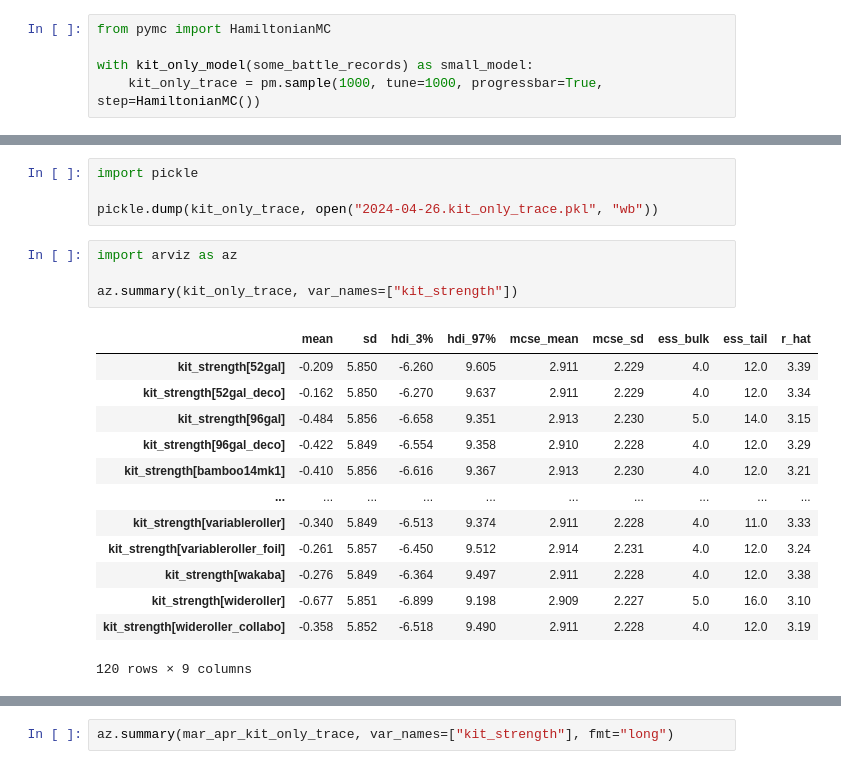
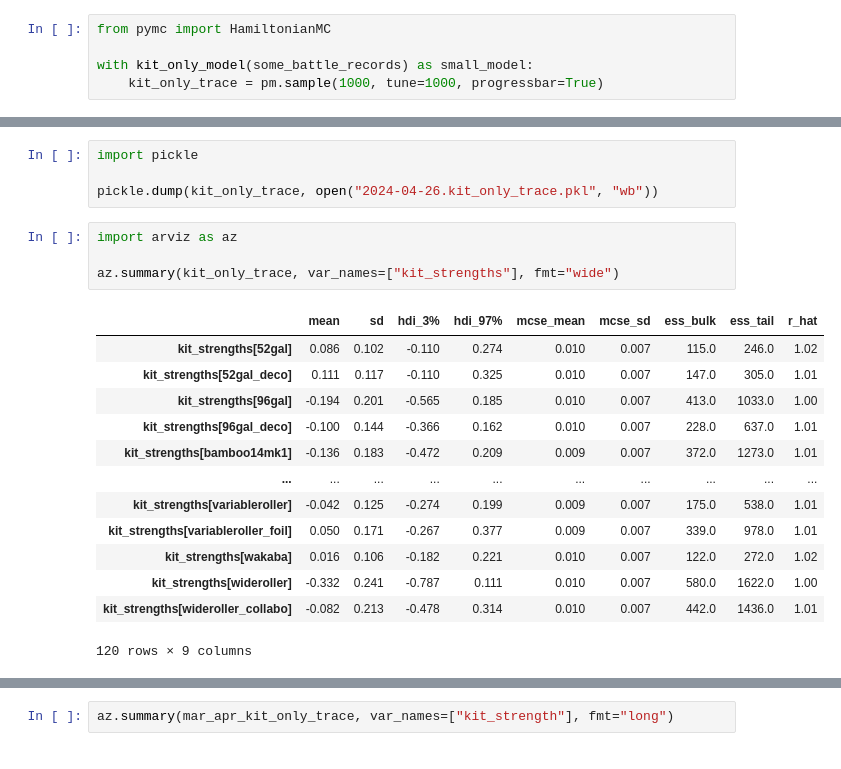
Before and after one commit to RadixSeven/Splatoon3Rank, a Jupyter notebook: base_weapon_strength.ipynb, the cells around one changed output, grey strips where cells are left out. Saved outputs shown, nothing was run; the diff lists cells and outputs as text.

```diff
--- a/base_weapon_strength.ipynb
+++ b/base_weapon_strength.ipynb
@@ -131,7 +157,7 @@ def kit_only_model(
 from pymc import HamiltonianMC
 
 with kit_only_model(some_battle_records) as small_model:
-    kit_only_trace = pm.sample(1000, tune=1000, progressbar=True, step=HamiltonianMC())
+    kit_only_trace = pm.sample(1000, tune=1000, progressbar=True)
 # %% [output]
 INFO:analyze_base_kit_strength_notebook:Done reading.
 INFO:analyze_base_kit_strength_notebook:Number of kits: 120
@@ -151,19 +184,19 @@ pickle.dump(kit_only_trace, open("2024-04-26.kit_only_trace.pkl", "wb"))
 # %%
 import arviz as az
 
-az.summary(kit_only_trace, var_names=["kit_strength"])
+az.summary(kit_only_trace, var_names=["kit_strengths"], fmt="wide")
 # %% [output]
 |  | mean | sd | hdi_3% | hdi_97% | mcse_mean | mcse_sd | ess_bulk | ess_tail | r_hat |
-| kit_strength[52gal] | -0.209 | 5.850 | -6.260 | 9.605 | 2.911 | 2.229 | 4.0 | 12.0 | 3.39 |
-| kit_strength[52gal_deco] | -0.162 | 5.850 | -6.270 | 9.637 | 2.911 | 2.229 | 4.0 | 12.0 | 3.34 |
-| kit_strength[96gal] | -0.484 | 5.856 | -6.658 | 9.351 | 2.913 | 2.230 | 5.0 | 14.0 | 3.15 |
-| kit_strength[96gal_deco] | -0.422 | 5.849 | -6.554 | 9.358 | 2.910 | 2.228 | 4.0 | 12.0 | 3.29 |
-| kit_strength[bamboo14mk1] | -0.410 | 5.856 | -6.616 | 9.367 | 2.913 | 2.230 | 4.0 | 12.0 | 3.21 |
+| kit_strengths[52gal] | 0.086 | 0.102 | -0.110 | 0.274 | 0.010 | 0.007 | 115.0 | 246.0 | 1.02 |
+| kit_strengths[52gal_deco] | 0.111 | 0.117 | -0.110 | 0.325 | 0.010 | 0.007 | 147.0 | 305.0 | 1.01 |
+| kit_strengths[96gal] | -0.194 | 0.201 | -0.565 | 0.185 | 0.010 | 0.007 | 413.0 | 1033.0 | 1.00 |
+| kit_strengths[96gal_deco] | -0.100 | 0.144 | -0.366 | 0.162 | 0.010 | 0.007 | 228.0 | 637.0 | 1.01 |
+| kit_strengths[bamboo14mk1] | -0.136 | 0.183 | -0.472 | 0.209 | 0.009 | 0.007 | 372.0 | 1273.0 | 1.01 |
 | ... | ... | ... | ... | ... | ... | ... | ... | ... | ... |
-| kit_strength[variableroller] | -0.340 | 5.849 | -6.513 | 9.374 | 2.911 | 2.228 | 4.0 | 11.0 | 3.33 |
-| kit_strength[variableroller_foil] | -0.261 | 5.857 | -6.450 | 9.512 | 2.914 | 2.231 | 4.0 | 12.0 | 3.24 |
-| kit_strength[wakaba] | -0.276 | 5.849 | -6.364 | 9.497 | 2.911 | 2.228 | 4.0 | 12.0 | 3.38 |
-| kit_strength[wideroller] | -0.677 | 5.851 | -6.899 | 9.198 | 2.909 | 2.227 | 5.0 | 16.0 | 3.10 |
-| kit_strength[wideroller_collabo] | -0.358 | 5.852 | -6.518 | 9.490 | 2.911 | 2.228 | 4.0 | 12.0 | 3.19 |
+| kit_strengths[variableroller] | -0.042 | 0.125 | -0.274 | 0.199 | 0.009 | 0.007 | 175.0 | 538.0 | 1.01 |
+| kit_strengths[variableroller_foil] | 0.050 | 0.171 | -0.267 | 0.377 | 0.009 | 0.007 | 339.0 | 978.0 | 1.01 |
+| kit_strengths[wakaba] | 0.016 | 0.106 | -0.182 | 0.221 | 0.010 | 0.007 | 122.0 | 272.0 | 1.02 |
+| kit_strengths[wideroller] | -0.332 | 0.241 | -0.787 | 0.111 | 0.010 | 0.007 | 580.0 | 1622.0 | 1.00 |
+| kit_strengths[wideroller_collabo] | -0.082 | 0.213 | -0.478 | 0.314 | 0.010 | 0.007 | 442.0 | 1436.0 | 1.01 |
 120 rows × 9 columns
 # %%
```
Also changed, not shown: parts of 8 cells of this notebook, 1 other file.
